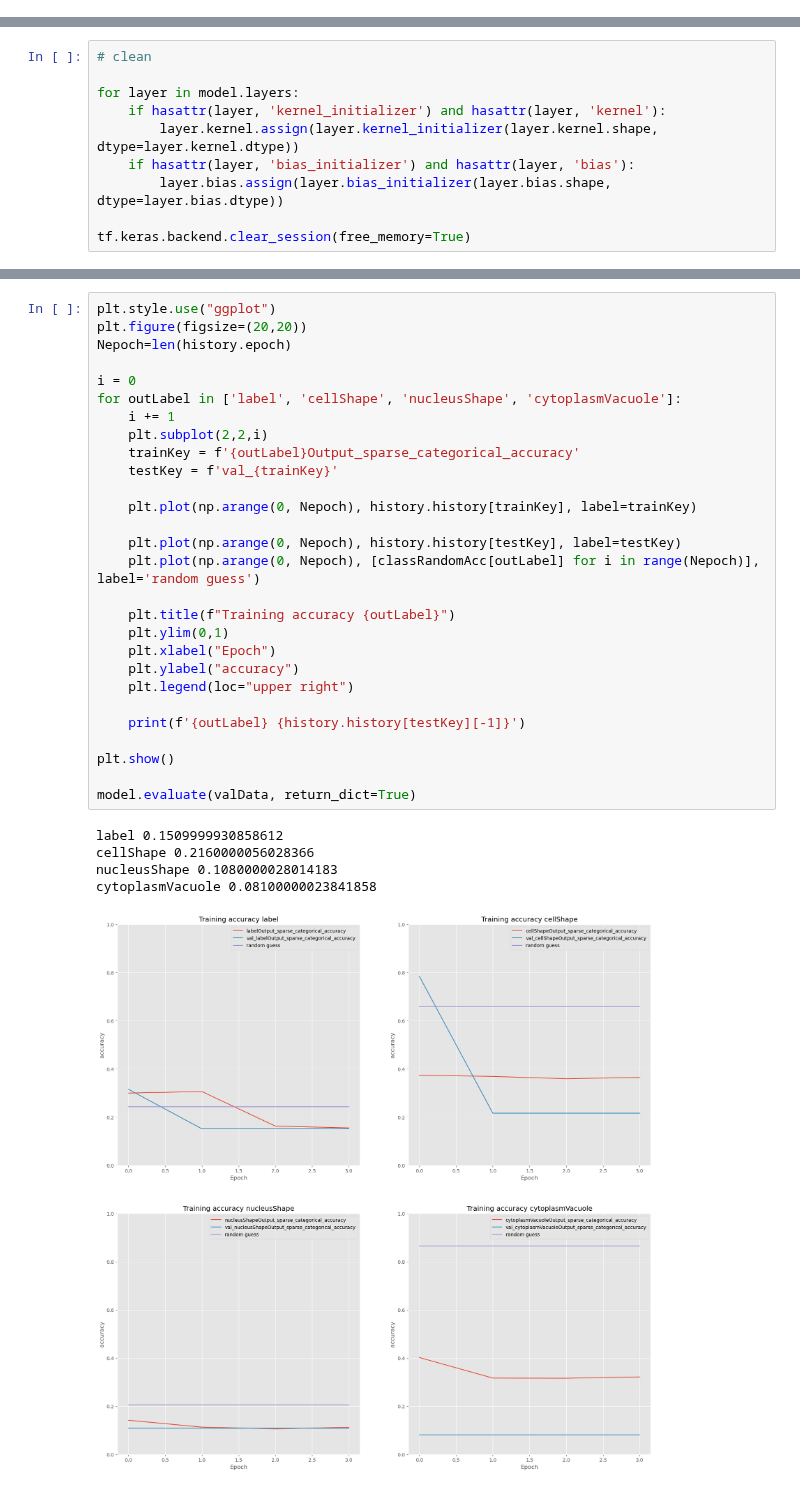
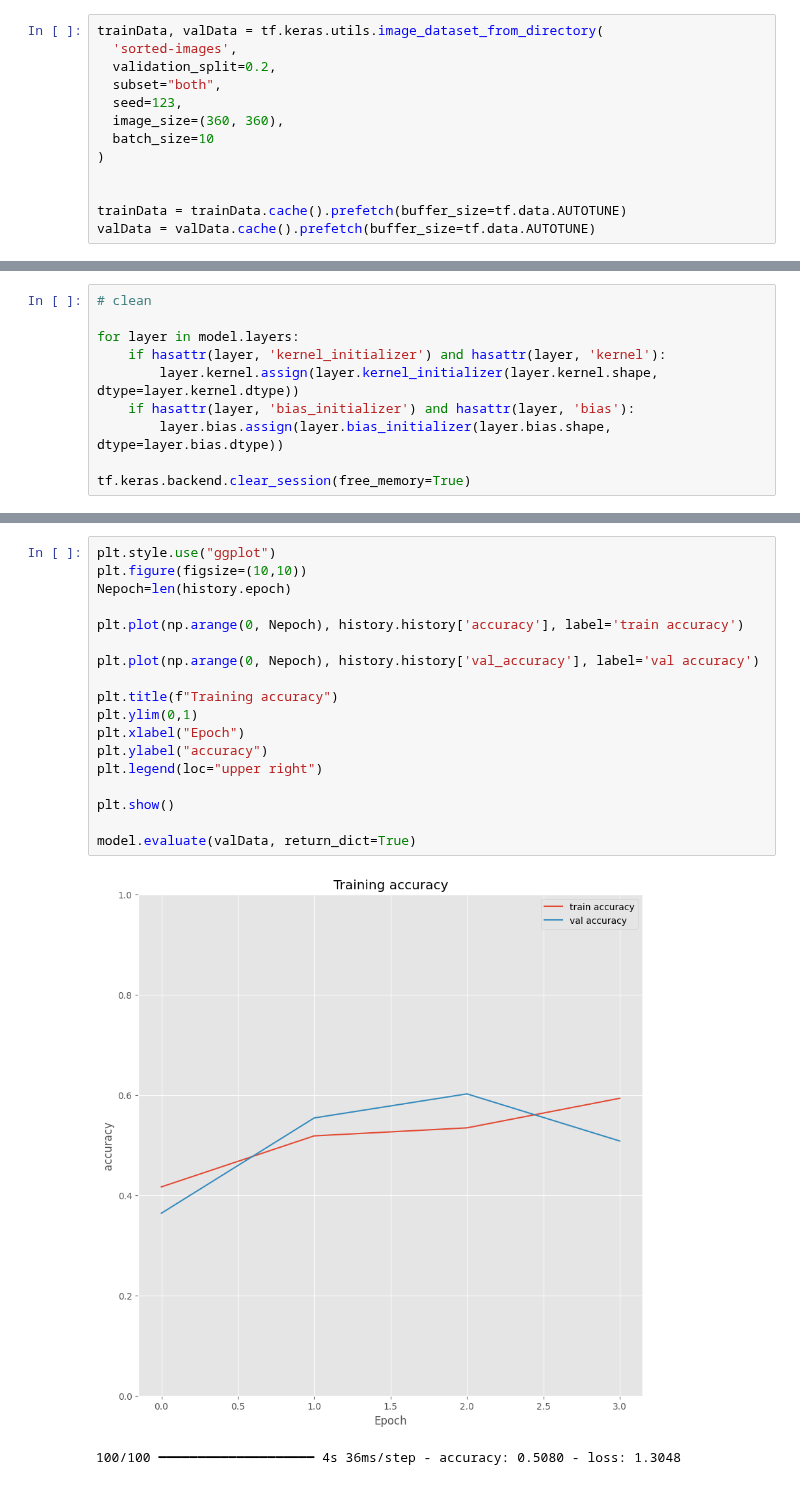
Before and after one commit to Fish4203/deep-learning, a Jupyter notebook: A1.ipynb, the cells around one changed output, grey strips where cells are left out. Drawn from its saved outputs; the diff is of its cells as text.

```diff
--- a/A1.ipynb
+++ b/A1.ipynb
@@ -190,0 +222,13 @@ TypeError: Invalid shape (100, 360, 360, 3) for image data
+# %%
+trainData, valData = tf.keras.utils.image_dataset_from_directory(
+  'sorted-images',
+  validation_split=0.2,
+  subset="both",
+  seed=123,
+  image_size=(360, 360),
+  batch_size=10
+)
+
+
+trainData = trainData.cache().prefetch(buffer_size=tf.data.AUTOTUNE)
+valData = valData.cache().prefetch(buffer_size=tf.data.AUTOTUNE)
@@ -385,34 +445,21 @@ Epoch 4/4
 # %%
 plt.style.use("ggplot")
-plt.figure(figsize=(20,20))
+plt.figure(figsize=(10,10))
 Nepoch=len(history.epoch)
 
-i = 0
-for outLabel in ['label', 'cellShape', 'nucleusShape', 'cytoplasmVacuole']:
-	i += 1
-	plt.subplot(2,2,i)
-	trainKey = f'{outLabel}Output_sparse_categorical_accuracy'
-	testKey = f'val_{trainKey}'
+plt.plot(np.arange(0, Nepoch), history.history['accuracy'], label='train accuracy')
 
-	plt.plot(np.arange(0, Nepoch), history.history[trainKey], label=trainKey)
+plt.plot(np.arange(0, Nepoch), history.history['val_accuracy'], label='val accuracy')
 
-	plt.plot(np.arange(0, Nepoch), history.history[testKey], label=testKey)
-	plt.plot(np.arange(0, Nepoch), [classRandomAcc[outLabel] for i in range(Nepoch)], label='random guess')
-
-	plt.title(f"Training accuracy {outLabel}")
-	plt.ylim(0,1)
-	plt.xlabel("Epoch")
-	plt.ylabel("accuracy")
-	plt.legend(loc="upper right")
-
-	print(f'{outLabel} {history.history[testKey][-1]}')
+plt.title(f"Training accuracy")
+plt.ylim(0,1)
+plt.xlabel("Epoch")
+plt.ylabel("accuracy")
+plt.legend(loc="upper right")
 
 plt.show()
 
 model.evaluate(valData, return_dict=True)
 # %% [output]
+[figure, new version]
-label 0.1509999930858612
-cellShape 0.2160000056028366
-nucleusShape 0.1080000028014183
-cytoplasmVacuole 0.08100000023841858
+100/100 ━━━━━━━━━━━━━━━━━━━━ 4s 36ms/step - accuracy: 0.5080 - loss: 1.3048
-[figure, old version]
```
Also changed, not shown: parts of 12 cells of this notebook.
